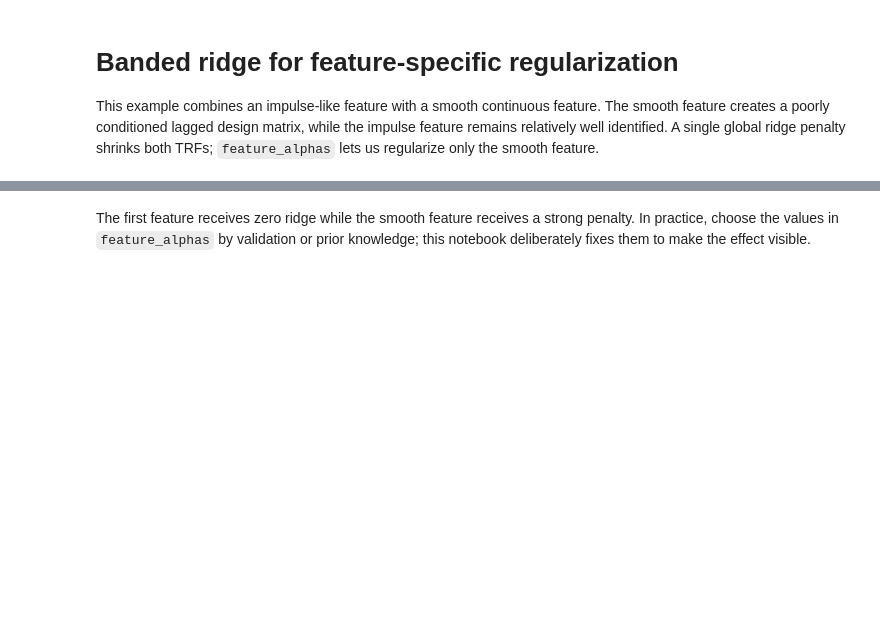
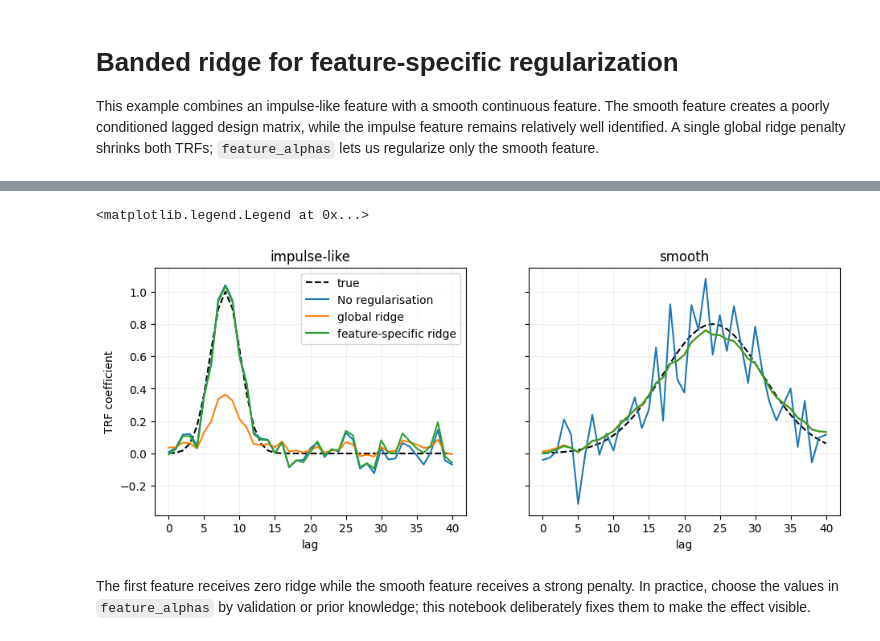
Before and after one commit to Hugo-W/pyEEG, a Jupyter notebook: scripts/tutorials/feature_alphas_banded_ridge.ipynb, the cells around one changed output, grey strips where cells are left out. Drawn from its saved outputs; the diff is of its cells as text; code cells hidden in the pictures; blank space fills up the shorter version.

```diff
--- a/scripts/tutorials/feature_alphas_banded_ridge.ipynb
+++ b/scripts/tutorials/feature_alphas_banded_ridge.ipynb
@@ -11,10 +14,10 @@ from pyeeg.utils import lag_matrix
 # %%
 rng = np.random.default_rng(18)
-n_samples = 2500
+n_samples = int(1e3)
 n_lags = 41
 t = np.arange(n_samples)
 impulses = (rng.random(n_samples) < 0.035).astype(float)
-smooth = gaussian_filter1d(rng.standard_normal(n_samples), sigma=35)
+smooth = gaussian_filter1d(rng.standard_normal(n_samples), sigma=100)
 smooth = (smooth - smooth.mean()) / smooth.std()
 X = np.column_stack([impulses, smooth])
 lags = np.arange(n_lags)
@@ -23,5 +26,5 @@ true_coef = np.column_stack([
     0.8 * np.exp(-((lags - 24) / 10) ** 2),
 ])
 design = lag_matrix(X, lags=lags, mode='full', fill_value=0., block_order='features')
-y = design @ true_coef + 0.35 * rng.standard_normal((n_samples, 1))
+y = design @ true_coef[::-1].reshape(-1, 1, order='F') + 0.35 * rng.standard_normal((n_samples, 1))
 print('condition number:', np.linalg.cond(design))
@@ -33,8 +40,11 @@ for a in ax: a.legend(); a.grid(alpha=.2)
 # %%
-global_ridge = TRFEstimator(times=lags[::-1], alpha=100., fit_intercept=False,
+no_ridge = TRFEstimator(times=lags[::-1], alpha=0., fit_intercept=False,
                             block_order='features', verbose=False)
-banded_ridge = TRFEstimator(times=lags[::-1], feature_alphas=[0., 100.],
+global_ridge = TRFEstimator(times=lags[::-1], alpha=50., fit_intercept=False,
+                            block_order='features', verbose=False)
+banded_ridge = TRFEstimator(times=lags[::-1], feature_alphas=[0., 50.],
                             fit_intercept=False, block_order='features',
                             verbose=False)
+no_ridge.fit(X, y, drop=False)
 global_ridge.fit(X, y, drop=False)
 banded_ridge.fit(X, y, drop=False)
@@ -41,10 +63,14 @@ banded_ridge.fit(X, y, drop=False)
 # %%
 fig, ax = plt.subplots(1, 2, sharey=True, figsize=(11, 4))
 for feature, title, axis in zip(range(2), ['impulse-like', 'smooth'], ax):
     axis.plot(lags, true_coef[:, feature], 'k--', label='true')
+    axis.plot(lags, no_ridge.coef_[:, feature, 0], label='No regularisation')
     axis.plot(lags, global_ridge.coef_[:, feature, 0], label='global ridge')
     axis.plot(lags, banded_ridge.coef_[:, feature, 0], label='feature-specific ridge')
     axis.set_title(title); axis.set_xlabel('lag'); axis.grid(alpha=.2)
 ax[0].set_ylabel('TRF coefficient'); ax[0].legend()
+# %% [output]
+<matplotlib.legend.Legend at 0x...>
+[figure, added]
 # %% [markdown]
 The first feature receives zero ridge while the smooth feature receives a strong penalty. In practice, choose the values in `feature_alphas` by validation or prior knowledge; this notebook deliberately fixes them to make the effect visible.
```
Also changed, not shown: parts of 4 cells of this notebook.
